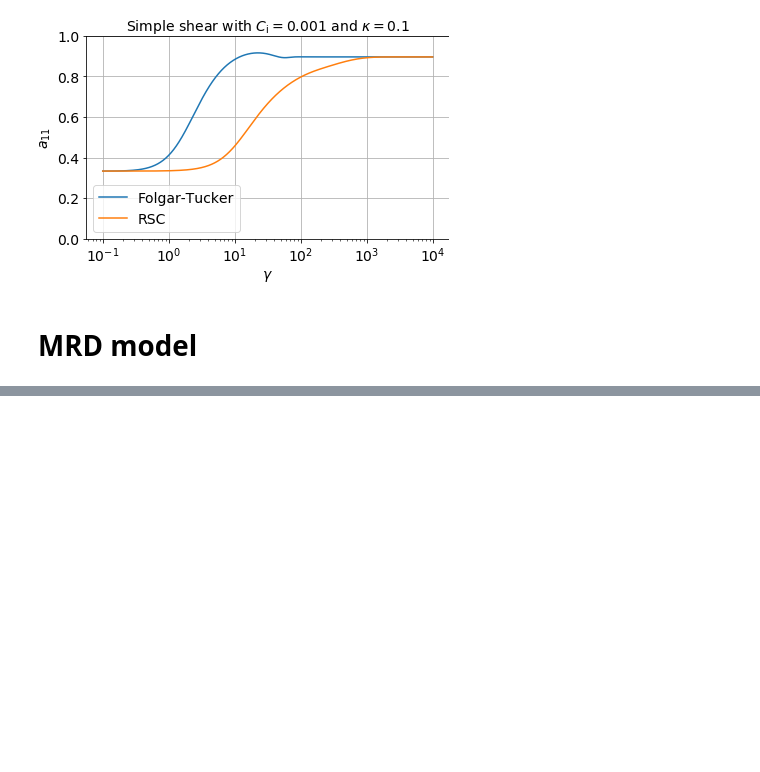
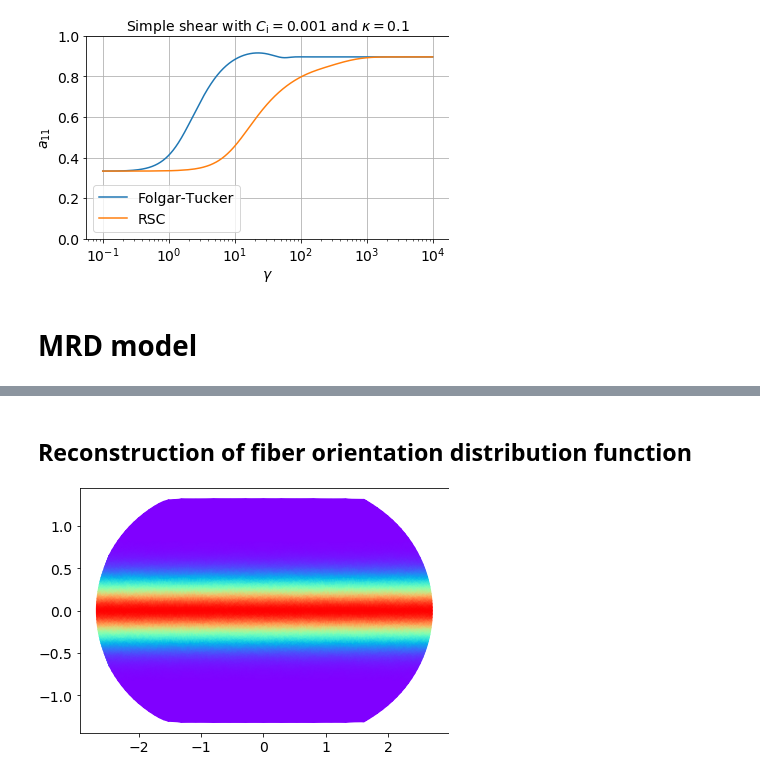
Before and after one commit to tianyikillua/fiberpy, a Jupyter notebook: examples/orientation.ipynb, the cells around one changed output, grey strips where cells are left out. Cells and saved outputs as stored; diff of their text form; code cells hidden in the pictures; blank space fills up the shorter version.

Commit message:
Add distribution function reconstruction

```diff
--- a/examples/orientation.ipynb
+++ b/examples/orientation.ipynb
@@ -205,0 +258,12 @@ plt.tight_layout()
+# %% [markdown]
+## Reconstruction of fiber orientation distribution function
+# %%
+ODF, mesh = distribution_function([0.48, 0.48, 0.04], n_refinement=5, return_mesh=True)
+x, y = mesh.equal_earth_projection()
+tri = Triangulation(x, y)
+plt.tripcolor(tri, mesh.point_data["ODF (points)"], cmap="rainbow", shading="gouraud")
+plt.tight_layout()
+
+# meshio.write("test.vtu", mesh)
+# %% [output]
+[figure, added]
```
Also changed, not shown: parts of 7 cells of this notebook, 2 other files.
